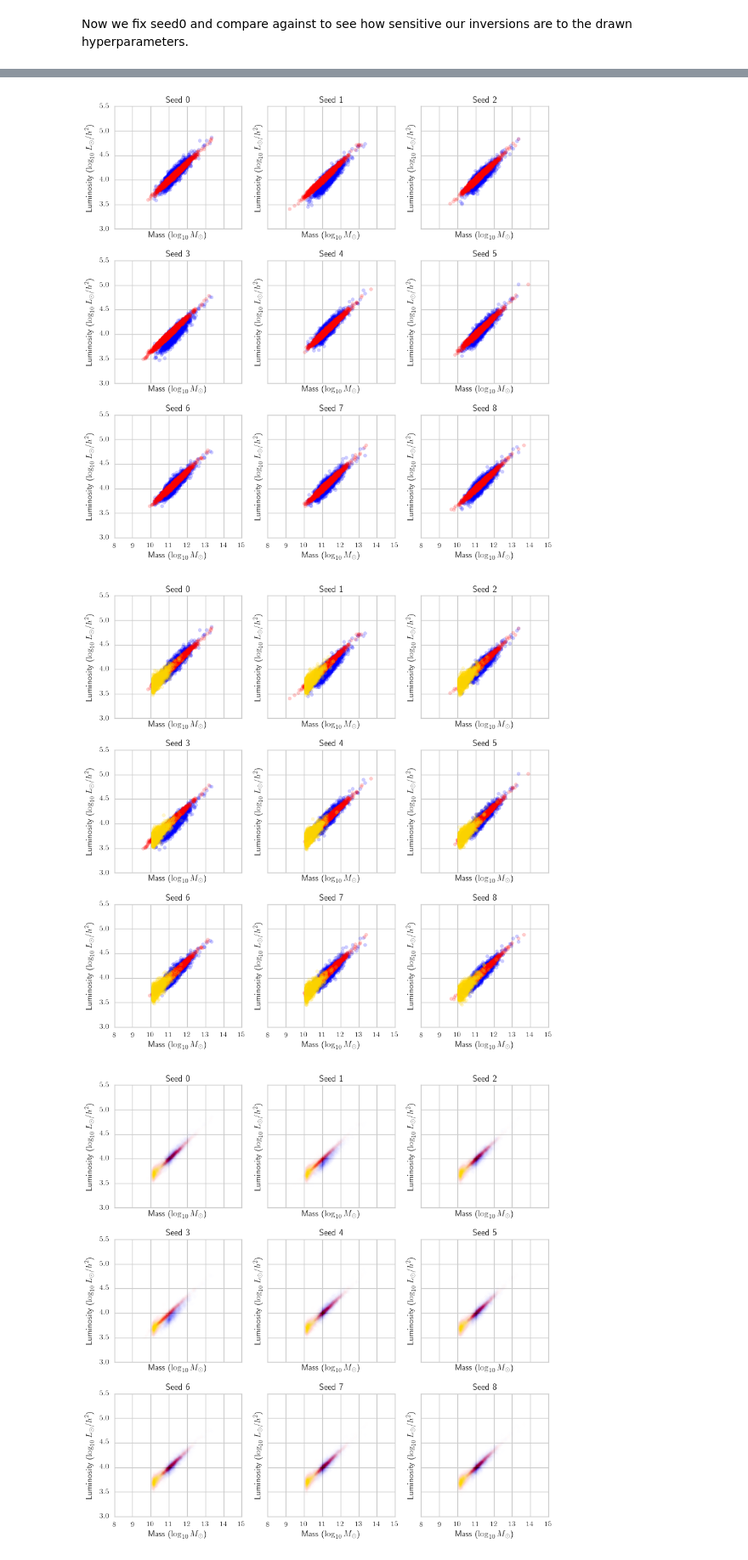
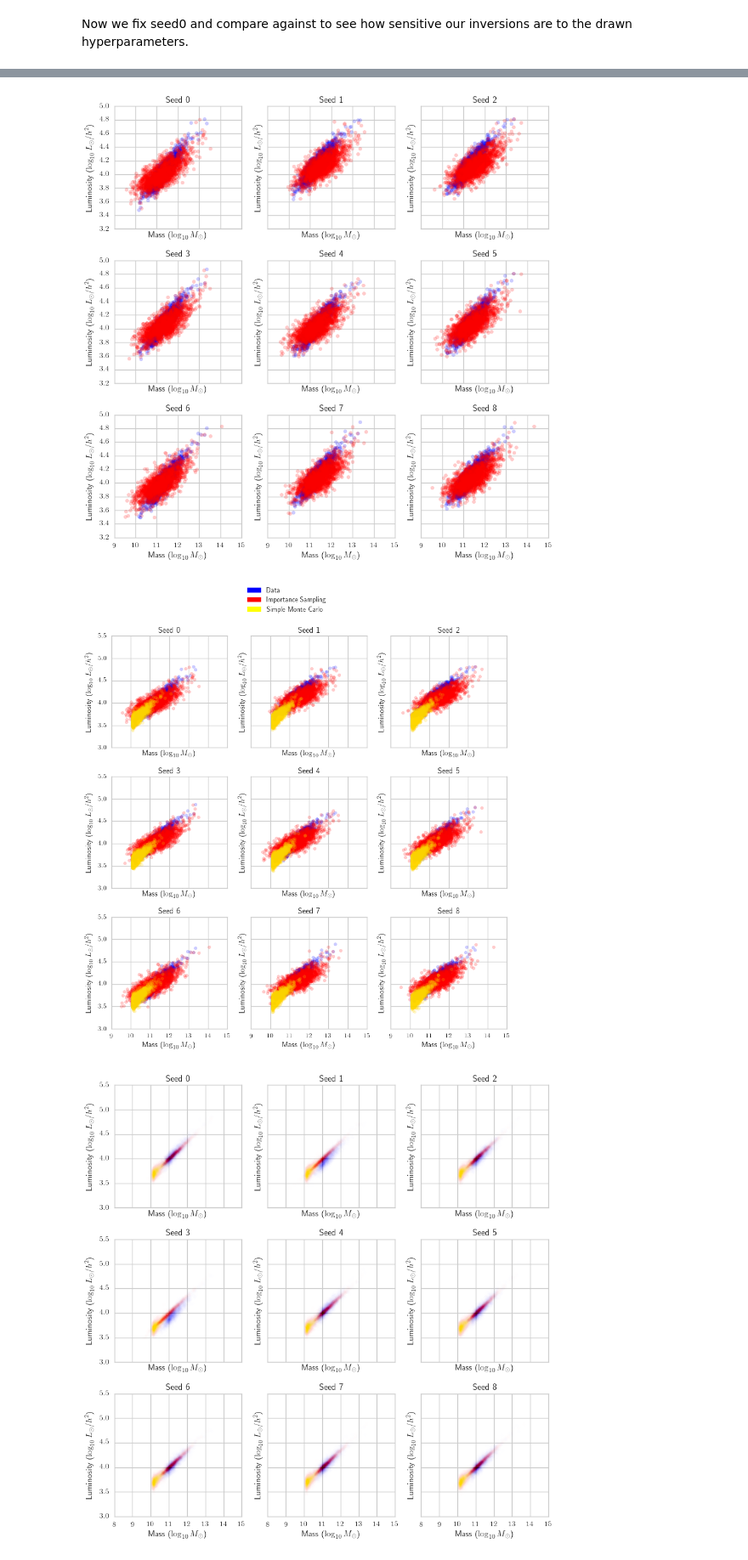
Before and after one commit to davidthomas5412/PanglossNotebooks, a Jupyter notebook: MassLuminosityProject/BiasDistributionTest2_2017_02_17.ipynb, the cells around one changed output, grey strips where cells are left out. Shown at 85% size. Drawn from its saved outputs; the diff is of its cells as text; code cells hidden in the pictures.

```diff
--- a/MassLuminosityProject/BiasDistributionTest2_2017_02_17.ipynb
+++ b/MassLuminosityProject/BiasDistributionTest2_2017_02_17.ipynb
@@ -123,7 +123,7 @@ for d in datasets:
     alpha4 = datasets[fixed_seed]['alpha4']
     S = datasets[fixed_seed]['S']
     d['seed_inv_mass_mu'] = alpha3 * (d['inv_lum'] / (np.exp(alpha1) * (1 + d['z']) ** alpha4)) ** (1 / alpha2)
-    d['seed_inv_mass'] = lognorm(S, scale=d['seed_inv_mass_mu']).rvs()
+    d['seed_inv_mass'] = lognorm(5.6578015811698101 * S, scale=d['seed_inv_mass_mu']).rvs()
 
 f, axes = plt.subplots(3, 3, figsize=(9, 9), sharex=True, sharey=True)
 for i, ax in enumerate(axes.flat):
@@ -150,7 +150,7 @@ for i, ax in enumerate(axes.flat):
 
 f.tight_layout()
 # %% [output]
-[figure, old version]
+[figure, new version]
 # %%
 import hmf
 import scipy.interpolate as interpolate
@@ -220,20 +220,27 @@ for i in xrange(9):
     s['seed'] = i
     samplings.append(s)
 # %%
+import matplotlib.patches as mpatches
 f, axes = plt.subplots(3, 3, figsize=(9, 9), sharex=True, sharey=True)
+
+handles = [mpatches.Patch(color='blue', label='Data'), \
+           mpatches.Patch(color='red', label='Importance Sampling'), \
+           mpatches.Patch(color='yellow', label='Simple Monte Carlo')]
+plt.legend(handles=handles,bbox_to_anchor=(-0.5, 4.0))
+
 for i, ax in enumerate(axes.flat):
     d = datasets[i]
     s = samplings[i]
     ax.scatter(log10(d['mass']), log10(d['lum']), color='blue', alpha=0.2)
     ax.scatter(log10(d['seed_inv_mass']), log10(d['inv_lum']), color='red', alpha=0.2)
     ax.scatter(log10(s['mass']), log10(s['lum']), color='gold', alpha=0.2)
     ax.set_xlabel('Mass ($\log_{10} M_{\odot}$)')
     ax.set_ylabel('Luminosity ($\log_{10} L_{\odot} / h^2$)')
     ax.set_title('Seed %d' % i)
 
 f.tight_layout()
 # %% [output]
-[figure, old version]
+[figure, new version]
 # %%
 f, axes = plt.subplots(3, 3, figsize=(9, 9), sharex=True, sharey=True)
 for i, ax in enumerate(axes.flat):
```
Also changed, not shown: parts of 5 cells of this notebook, 19 other files.
